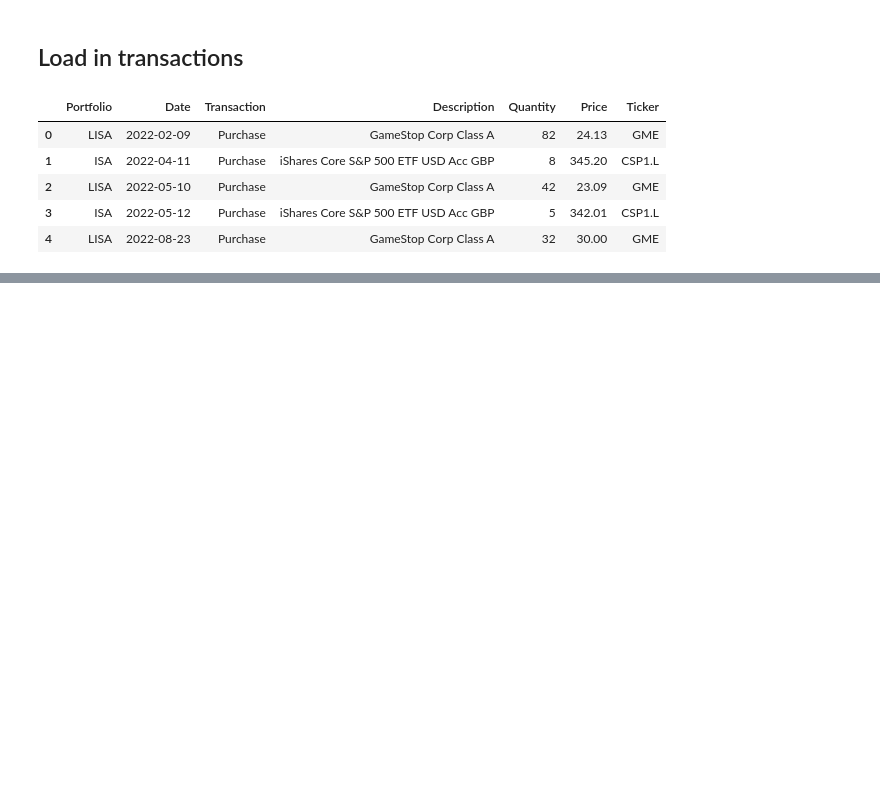
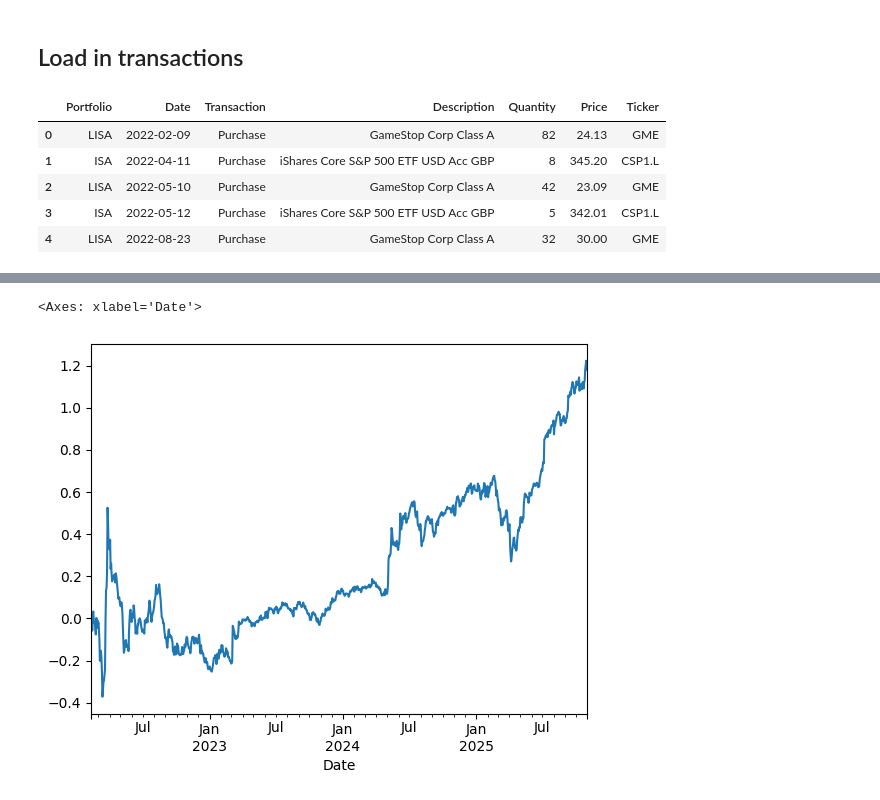
Before and after one commit to abirchLBG/Portfolio, a Jupyter notebook: poc.ipynb, the cells around one changed output, grey strips where cells are left out. Drawn from its saved outputs; the diff is of its cells as text; code cells hidden in the pictures; blank space fills up the shorter version.

```diff
--- a/poc.ipynb
+++ b/poc.ipynb
@@ -73,0 +107,6 @@ holdings.data.plot()
+# %%
+holdings.twr.add(1).cumprod().sub(1).plot()
+# holdings.twr[holdings.twr > 0.1].resample("D").sum().fillna(0).plot()
+# %% [output]
+<Axes: xlabel='Date'>
+[figure, added]
```
Also changed, not shown: parts of 31 cells of this notebook, 22 other files.
